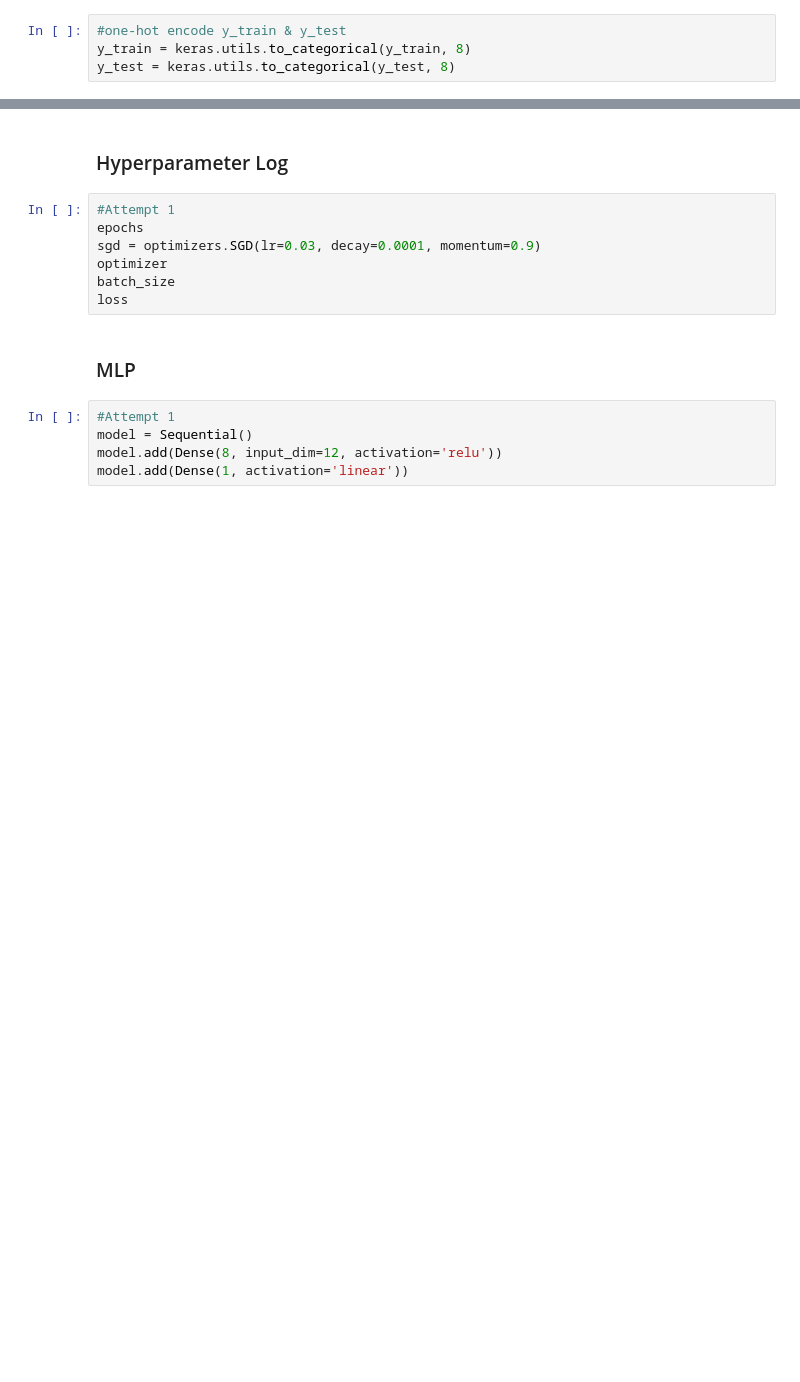
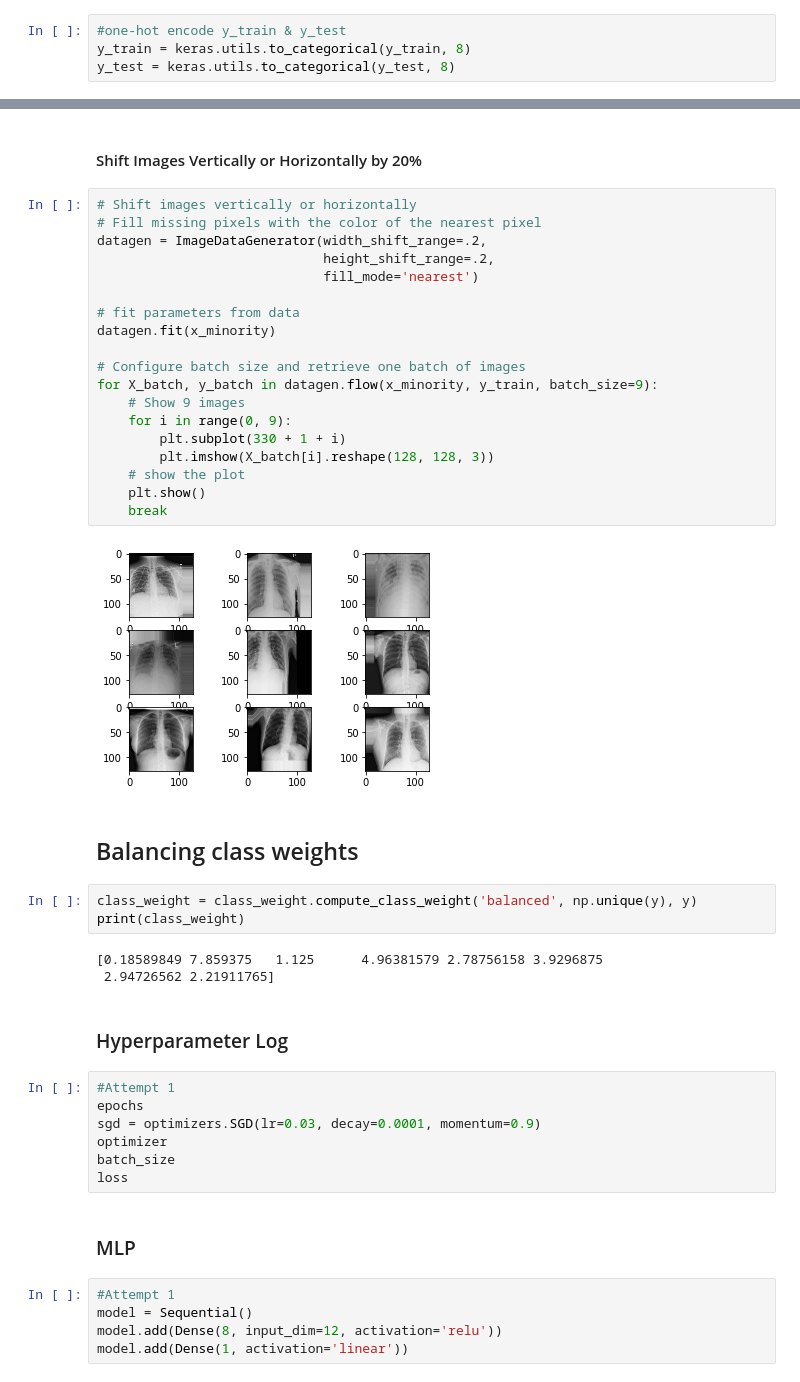
Before and after one commit to paulinaczheng/chest_xrays, a Jupyter notebook: Workflow.ipynb, the cells around one changed output, grey strips where cells are left out. Cells and saved outputs as stored; diff of their text form; blank space fills up the shorter version.

```diff
--- a/Workflow.ipynb
+++ b/Workflow.ipynb
@@ -308,3 +367,34 @@ y_test = keras.utils.to_categorical(y_test, 8)
+# %% [markdown]
+#### Shift Images Vertically or Horizontally by 20%
+# %%
+# Shift images vertically or horizontally
+# Fill missing pixels with the color of the nearest pixel
+datagen = ImageDataGenerator(width_shift_range=.2,
+                             height_shift_range=.2,
+                             fill_mode='nearest')
+
+# fit parameters from data
+datagen.fit(x_minority)
+
+# Configure batch size and retrieve one batch of images
+for X_batch, y_batch in datagen.flow(x_minority, y_train, batch_size=9):
+    # Show 9 images
+    for i in range(0, 9):
+        plt.subplot(330 + 1 + i)
+        plt.imshow(X_batch[i].reshape(128, 128, 3))
+    # show the plot
+    plt.show()
+    break
+# %% [output]
+[figure, added]
+# %% [markdown]
+## Balancing class weights
+# %%
+class_weight = class_weight.compute_class_weight('balanced', np.unique(y), y)
+print(class_weight)
+# %% [output]
+[0.18589849 7.859375   1.125      4.96381579 2.78756158 3.9296875
+ 2.94726562 2.21911765]
 # %% [markdown]
 ### Hyperparameter Log
 # %%
```
Also changed, not shown: parts of 14 cells of this notebook.
